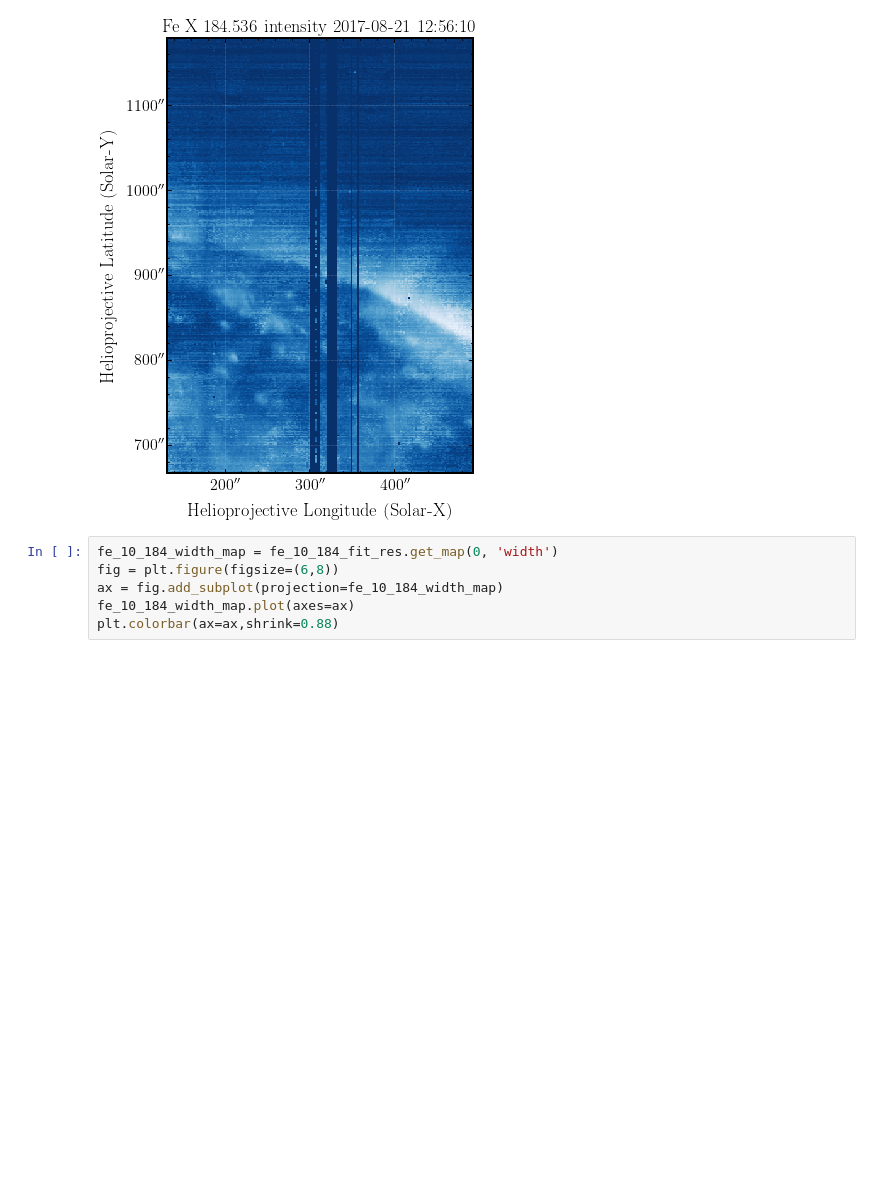
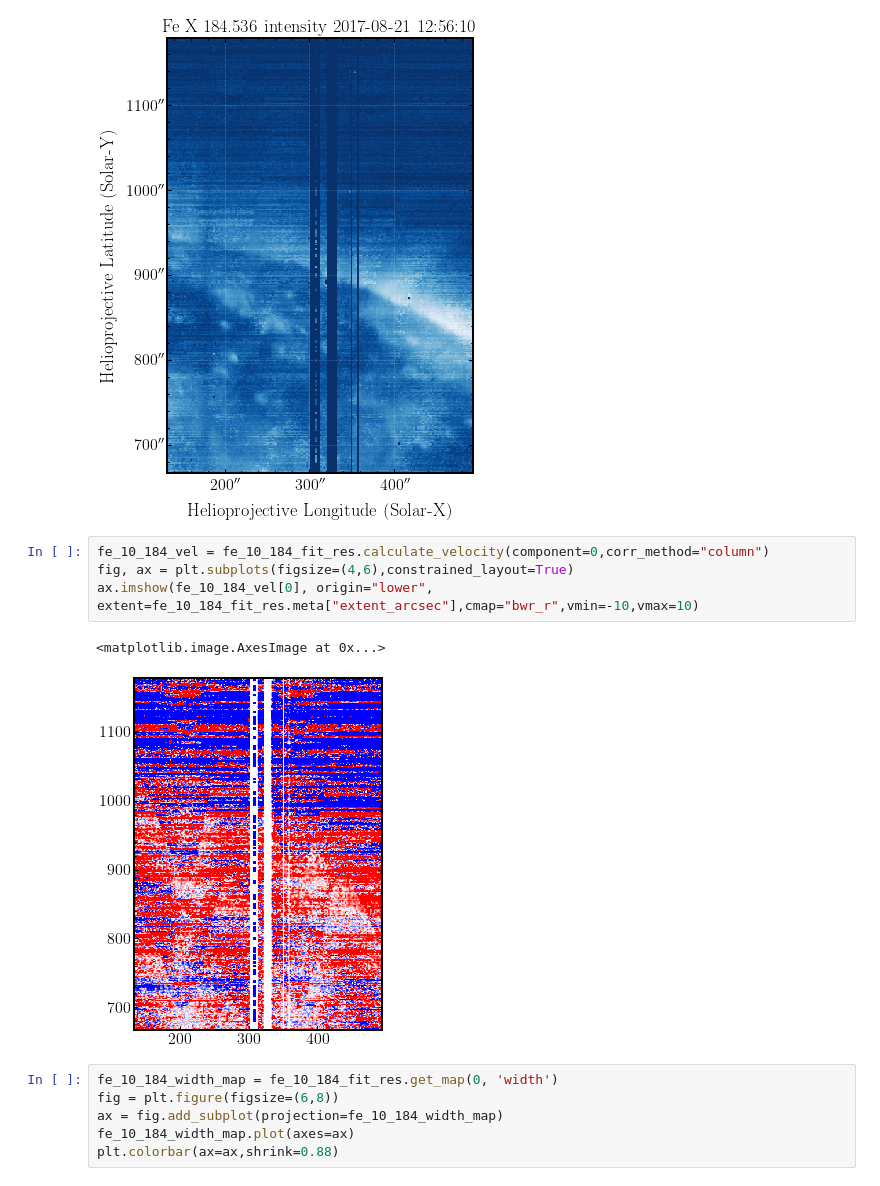
Before and after one commit to yjzhu-solar/Eclipse2017, a Jupyter notebook: ipynb/eis/eis_NPCHDB_fitres.ipynb, the cells around one changed output. Drawn from its saved outputs; the diff is of its cells as text; blank space fills up the shorter version.

```diff
--- a/ipynb/eis/eis_NPCHDB_fitres.ipynb
+++ b/ipynb/eis/eis_NPCHDB_fitres.ipynb
@@ -57,6 +60,13 @@ INFO: Missing metadata for solar radius: assuming the standard radius of the pho
 INFO: Missing metadata for solar radius: assuming the standard radius of the photosphere. [sunpy.map.mapbase]
 <matplotlib.image.AxesImage at 0x...>
 [figure]
+# %%
+fe_10_184_vel = fe_10_184_fit_res.calculate_velocity(component=0,corr_method="column")
+fig, ax = plt.subplots(figsize=(4,6),constrained_layout=True)
+ax.imshow(fe_10_184_vel[0], origin="lower", extent=fe_10_184_fit_res.meta["extent_arcsec"],cmap="bwr_r",vmin=-10,vmax=10)
+# %% [output]
+<matplotlib.image.AxesImage at 0x...>
+[figure, added]
 # %%
 fe_10_184_width_map = fe_10_184_fit_res.get_map(0, 'width')
 fig = plt.figure(figsize=(6,8))
```
Also changed, not shown: parts of 22 cells of this notebook, 11 other files.
